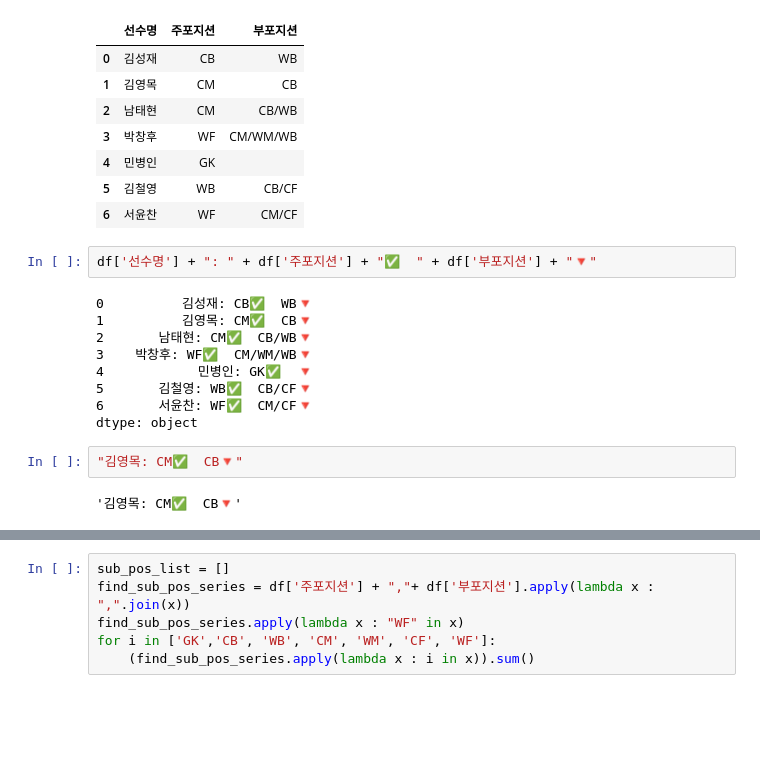
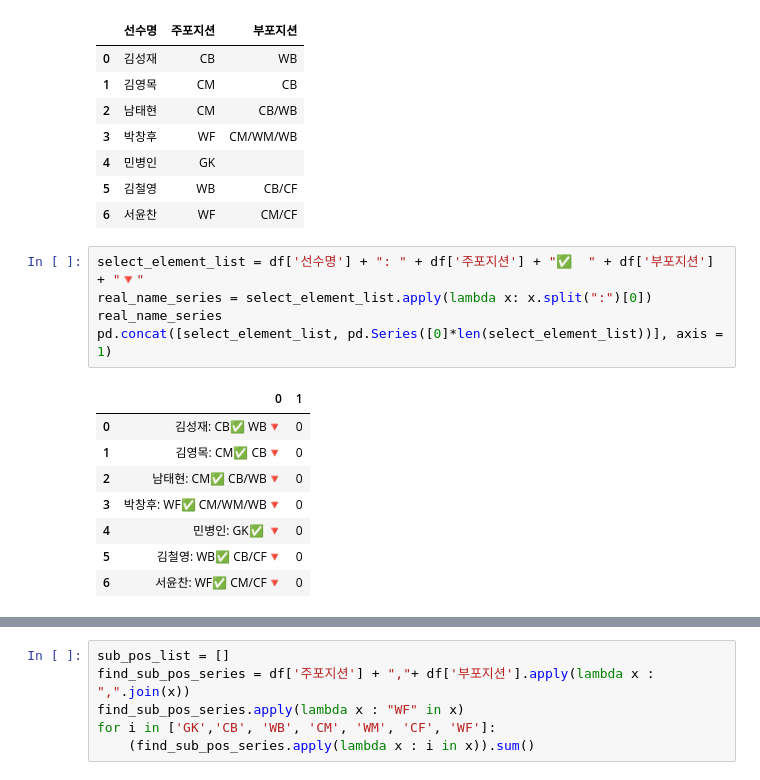
Before and after one commit to nammtaeehyeonn/South, a Jupyter notebook: 0330/test.ipynb, the cells around one changed output, grey strips where cells are left out. Drawn from its saved outputs; the diff is of its cells as text; blank space fills up the shorter version.

```diff
--- a/0330/test.ipynb
+++ b/0330/test.ipynb
@@ -87,18 +87,17 @@ df
 | 4 | 민병인 | GK |  |
 | 5 | 김철영 | WB | CB/CF |
 | 6 | 서윤찬 | WF | CM/CF |
-# %%
-df['선수명'] + ": " + df['주포지션'] + "✅  " + df['부포지션'] + "🔻"
-# %% [output]
-0          김성재: CB✅  WB🔻
-1          김영목: CM✅  CB🔻
-2       남태현: CM✅  CB/WB🔻
-3    박창후: WF✅  CM/WM/WB🔻
-4            민병인: GK✅  🔻
-5       김철영: WB✅  CB/CF🔻
-6       서윤찬: WF✅  CM/CF🔻
-dtype: object
-# %%
-"김영목: CM✅  CB🔻"
-# %% [output]
-'김영목: CM✅  CB🔻'
+# %%
+select_element_list = df['선수명'] + ": " + df['주포지션'] + "✅  " + df['부포지션'] + "🔻"
+real_name_series = select_element_list.apply(lambda x: x.split(":")[0])
+real_name_series
+pd.concat([select_element_list, pd.Series([0]*len(select_element_list))], axis = 1)
+# %% [output]
+|  | 0 | 1 |
+| 0 | 김성재: CB✅ WB🔻 | 0 |
+| 1 | 김영목: CM✅ CB🔻 | 0 |
+| 2 | 남태현: CM✅ CB/WB🔻 | 0 |
+| 3 | 박창후: WF✅ CM/WM/WB🔻 | 0 |
+| 4 | 민병인: GK✅ 🔻 | 0 |
+| 5 | 김철영: WB✅ CB/CF🔻 | 0 |
+| 6 | 서윤찬: WF✅ CM/CF🔻 | 0 |
```
Also changed, not shown: parts of 5 cells of this notebook, 1 other file.
